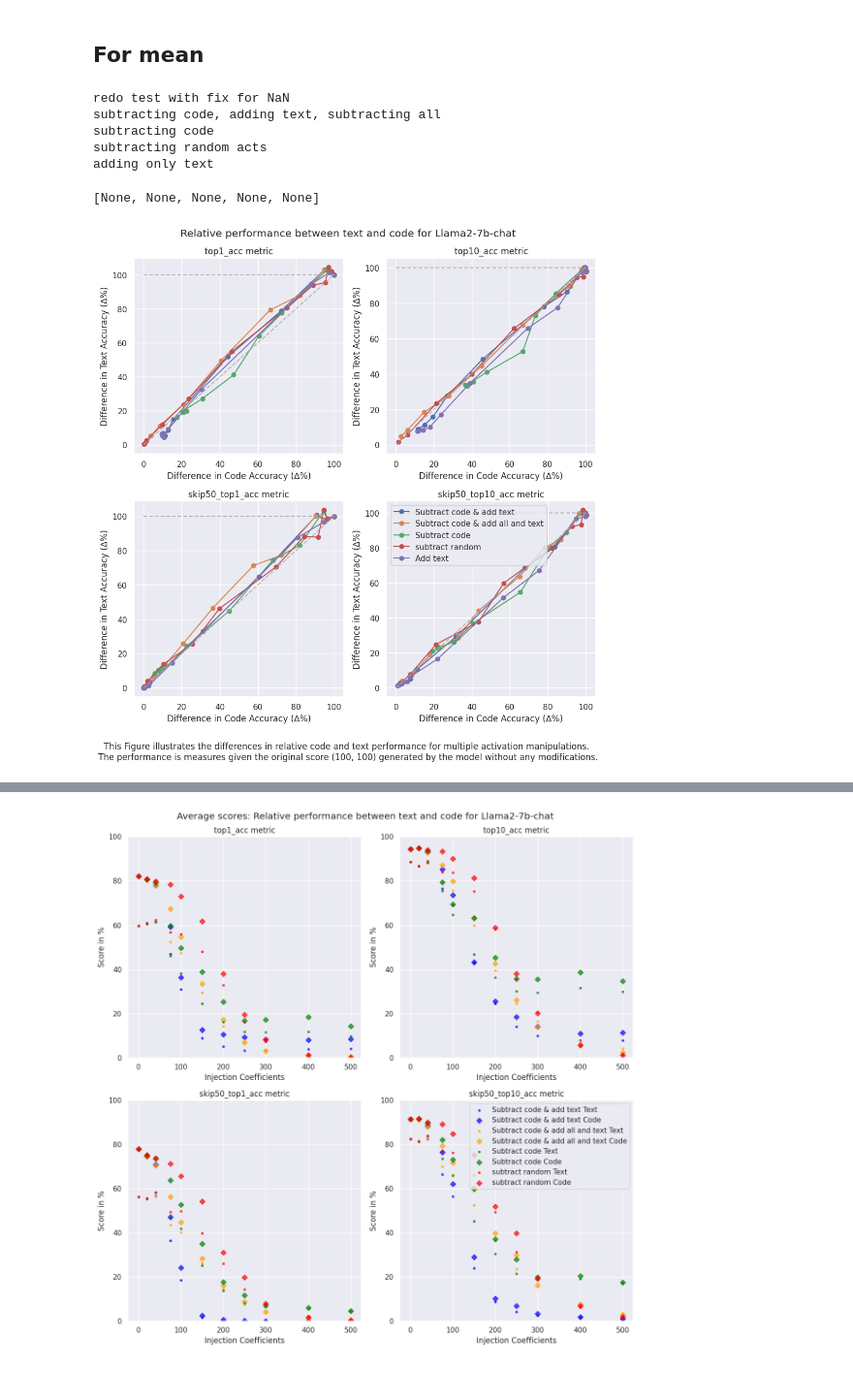
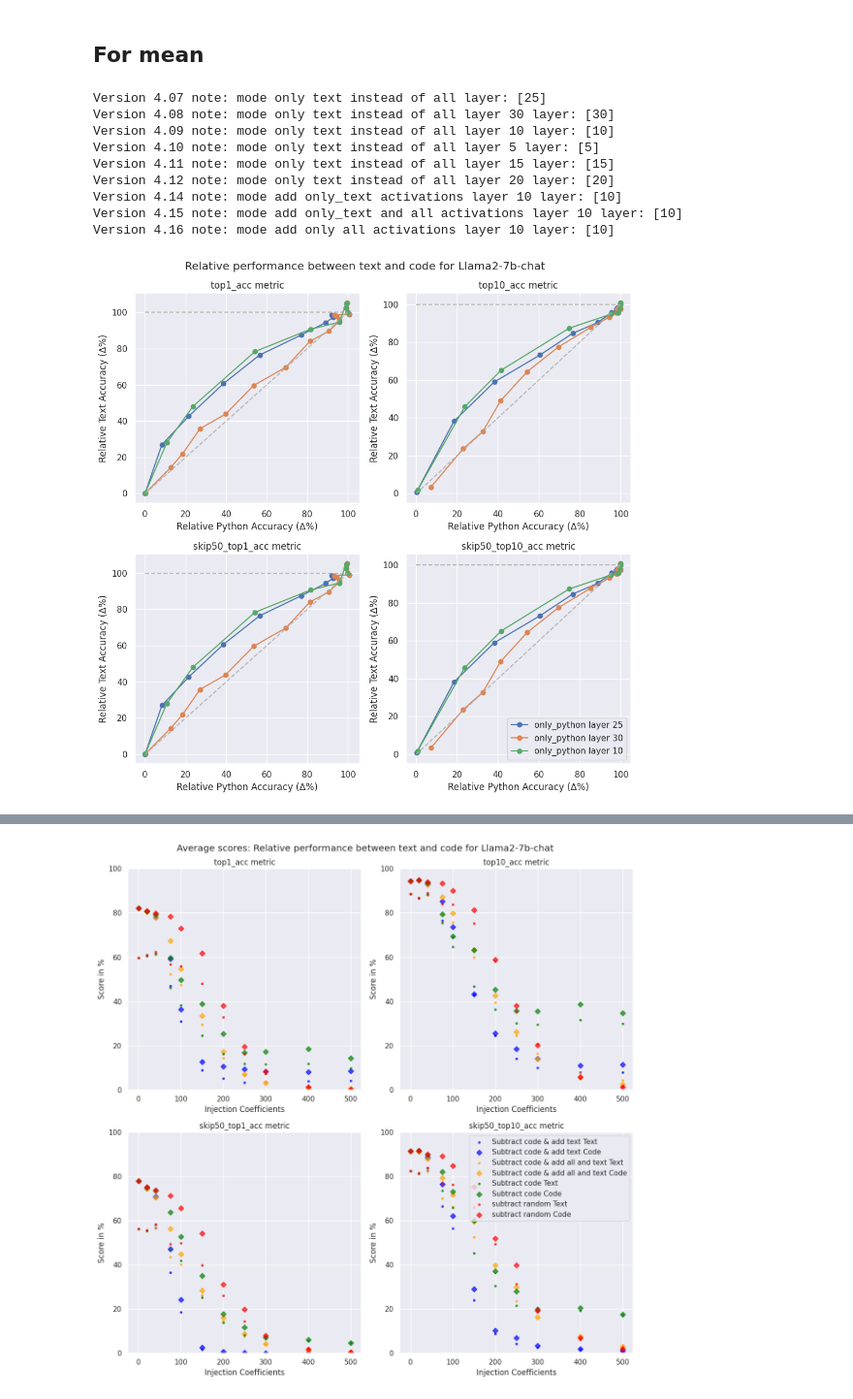
Before and after one commit to TeunvdWeij/extending-activation-addition, a Jupyter notebook: src/make_plots.ipynb, the cells around one changed output, grey strips where cells are left out. Shown at 97% size. Cells and saved outputs as stored; diff of their text form; code cells hidden in the pictures.

```diff
--- a/src/make_plots.ipynb
+++ b/src/make_plots.ipynb
@@ -11,15 +43,32 @@ import numpy as np
 # %%
-versions = [2.03, 2.04, 2.05, 2.07, 2.08]
+versions = [
+    "4.07",
+    "4.08",
+    "4.09",
+    "4.10",
+    "4.11",
+    "4.12",
+    "4.14",
+    "4.15",
+    "4.16",
+    # "4.09",
+]
+
 results = []
 for version in versions:
-    with open(f"../results/alignment_tax_v{str(version)}.json", "r") as f:
+    # with open(f"../results/alignment_tax_v{str(version)}.json", "r") as f:
+    with open(f"../results/v_{version}.json", "r") as f:
         results.append(json.load(f))
 
-[print(r["meta"]["note"]) for r in results]
+for version, r in zip(versions, results):
+    print(f"Version {version} note: {r['meta']['note']} layer: {r['meta']['layers']}")
 # %% [output]
-redo test with fix for NaN
-subtracting code, adding text, subtracting all
-subtracting code
-subtracting random acts
-adding only text
+Version 4.07 note: mode only text instead of all layer: [25]
+Version 4.08 note: mode only text instead of all layer 30 layer: [30]
+Version 4.09 note: mode only text instead of all layer 10 layer: [10]
+Version 4.10 note: mode only text instead of all layer 5 layer: [5]
+Version 4.11 note: mode only text instead of all layer 15 layer: [15]
+Version 4.12 note: mode only text instead of all layer 20 layer: [20]
+Version 4.14 note: mode add only_text activations layer 10 layer: [10]
+Version 4.15 note: mode add only_text and all activations layer 10 layer: [10]
+Version 4.16 note: mode add only all activations layer 10 layer: [10]
-[None, None, None, None, None]
@@ -67,30 +75,46 @@ labels = [
+# %%
+scores = [get_scores(res, all_code=False) for res in results]
+
+labels = [
+    "layer 25",
+    "layer 30",
+    "layer 10",
+    "layer 10",
+    "layer 10",
+    "layer 10",
+    "layer 10",
+    "layer 10",
+
+    ]
 # %%
 # create a seaborn style graph
 sns.set_theme()
 
 fig, axs = plt.subplots(2, 2, figsize=(10, 10))
 scale = 100
 metrics = ("top1_acc", "top10_acc", "skip50_top1_acc", "skip50_top10_acc")
 
 for metric, ax in zip(metrics, axs.reshape(-1)):
     for label, score in zip(labels, scores):
-        ax.plot(score["only_code"][metric]["rel"], score['only_text'][metric]["rel"], marker="o", label=label)
+        # ax.plot(score["only_code"][metric]["rel"], score['only_text'][metric]["rel"], marker="o", label=label)
+        ax.plot(score["only_python"][metric]["rel"], score['only_text'][metric]["rel"], marker="o", label=label)
 
     ax.set_title(f"{metric} metric")
-    ax.set_xlabel("Difference in Code Accuracy (∆%)")
-    ax.set_ylabel("Difference in Text Accuracy (∆%)")
+    ax.set_xlabel("Relative Python Accuracy (∆%)")
+    # ax.set_xlabel("Relative Code Accuracy (∆%)")
+    ax.set_ylabel("Relative Text Accuracy (∆%)")
 
     ax.plot([0, scale], [scale, scale], color="darkgray", linestyle="--", alpha=0.8)
     ax.plot([0, scale], [0, scale], color="darkgray", linestyle="--", alpha=0.8)
 
 plt.legend()
 title = "Relative performance between text and code for Llama2-7b-chat"
-txt = """This Figure illustrates the differences in relative code and text performance for multiple activation manipulations.
-The performance is measures given the original score (100, 100) generated by the model without any modifications."""
-plt.figtext(0.5, -0.05, txt, wrap=True, horizontalalignment="center", fontsize=12)
+# txt = """This Figure illustrates the differences in relative code and text performance for multiple activation manipulations.
+# The performance is measures given the original score (100, 100) generated by the model without any modifications."""
+# plt.figtext(0.5, -0.05, txt, wrap=True, horizontalalignment="center", fontsize=12)
 
 plt.suptitle(title)
 fig.tight_layout()
 plt.show()
 # %% [output]
-[figure, old version]
+[figure, new version]
```
Also changed, not shown: parts of 6 cells of this notebook.
